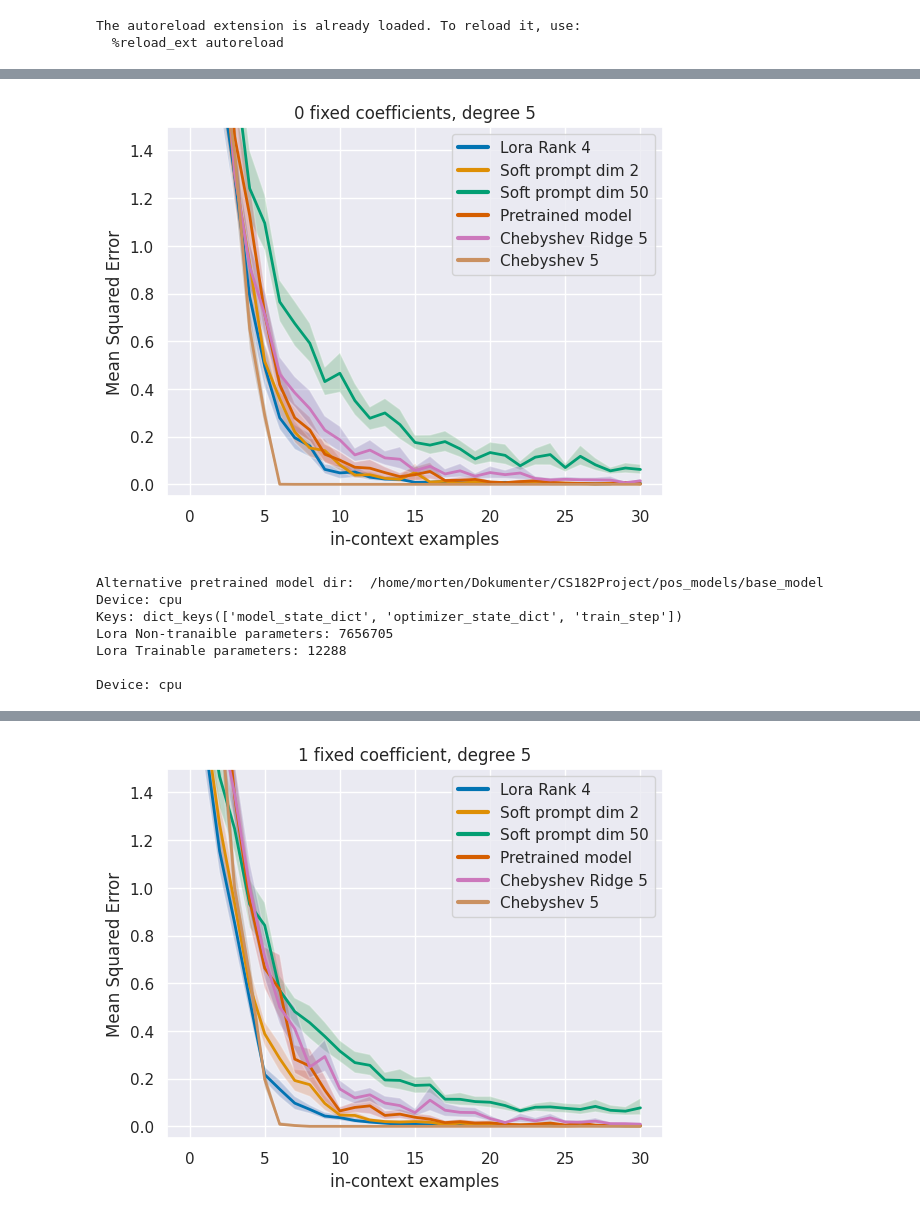
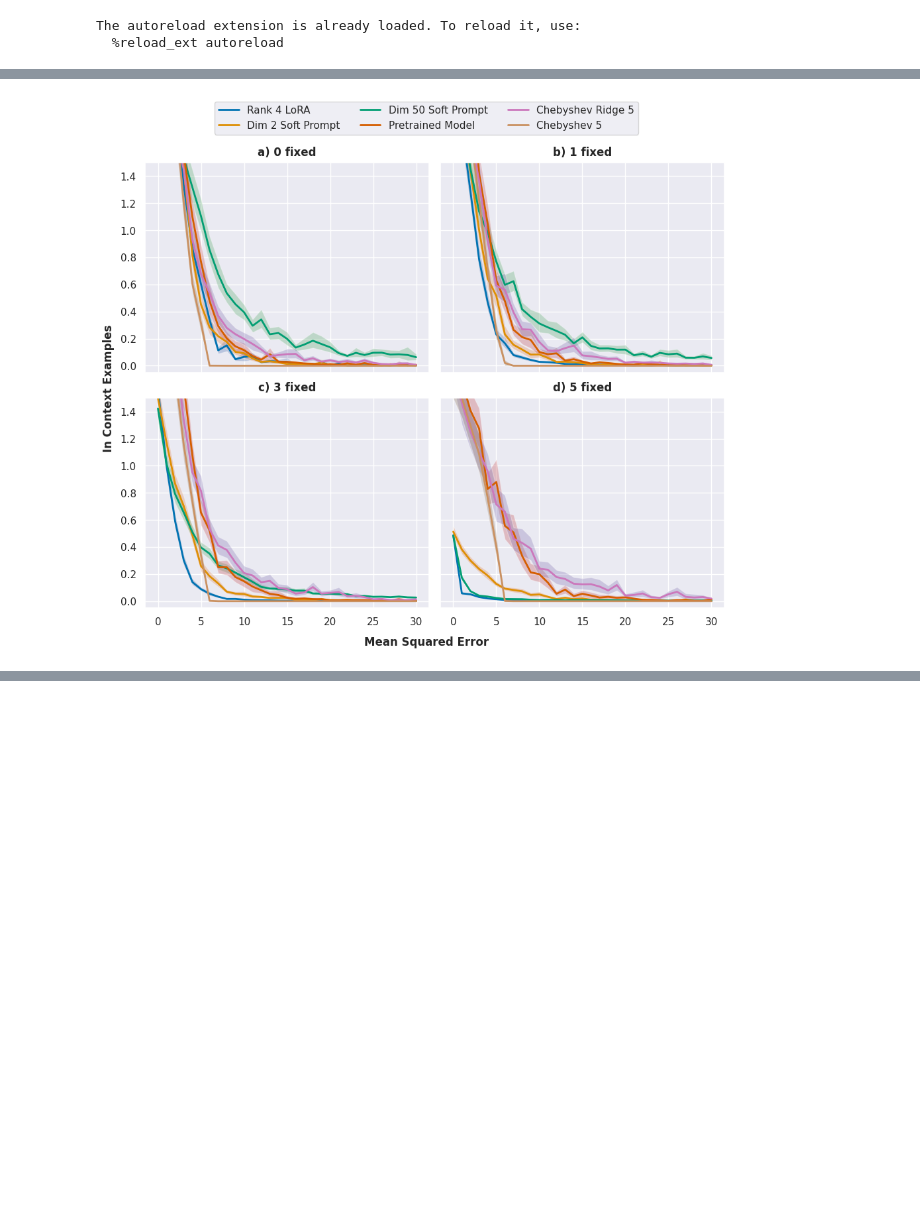
Before and after one commit to wilcoxsonm21/CS182Project, a Jupyter notebook: src/eval_lora_soft_prompt.ipynb, the cells around one changed output, grey strips where cells are left out. Drawn from its saved outputs; the diff is of its cells as text; code cells hidden in the pictures; blank space fills up the shorter version.

Commit message:
revised code for plots

```diff
--- a/src/eval_lora_soft_prompt.ipynb
+++ b/src/eval_lora_soft_prompt.ipynb
@@ -24,7 +24,7 @@ device = "cpu" # Set to "cuda" if needed
 The autoreload extension is already loaded. To reload it, use:
   %reload_ext autoreload
 # %%
-def plot_collection(load_info_collection: List[LoadInfo], title: str, device: str = "cuda", yhigh_lim: float = float('inf'), baselines: List[str] = None, saveas: Path = None):
+def plot_collection(ax, load_info_collection: List[LoadInfo], title: str, device: str = "cuda", yhigh_lim: float = float('inf'), baselines: List[str] = None, saveas: Path = None):
     metrics = {}
     for path, step, alt_path, alternative_pretrained_dir, alternative_name, name_addon in load_info_collection:
         conf = get_config(path / "config.yaml")
@@ -48,39 +48,35 @@ def plot_collection(load_info_collection: List[LoadInfo], title: str, device: st
         print(baseline_mets.keys())
         metrics.update({baselines_names[key]: baseline_mets[key] for key in baselines if key in baseline_mets})
 
-    _, ax = basic_plot2(metrics, yhigh_lim=yhigh_lim)
-    ax.set_title(title)
+    ax = basic_plot2(ax, metrics, yhigh_lim=yhigh_lim)
     #plt.tight_layout()
-    if saveas is not None:
-        plt.savefig(saveas+".pdf", format="pdf")
     #plt.tight_layout()
-    plt.show()
 # %%
 # Compare noisy examples with degree 5 and different sets of fixed coefficients
 noisy_dir = Path("../noisy_stuff")
 pos_dir = Path("../pos_models")
 
-def plot_example(i: int, title: str):
+def plot_example(ax, i: int, title: str):
 
     # Get relevant lora run
     lora_run = LoadInfo(path=pos_dir / "lora_rk_4_pos_enc_copy" / f"lora{i}", step=-1,
-                        alternative_name="Lora Rank 4",
-                        alternative_pretrained_path="/home/morten/Dokumenter/CS182Project/pos_models/base_model")
+                        alternative_name="Rank 4 LoRA",
+                        alternative_pretrained_path="/home/mwilcoxson/Code/CS182Project/pos_models/base_model")
     lora_run_conf = get_config(lora_run.path / "config.yaml")
 
     # Get relevant 2 soft-prompt run
     soft2_run_path = filter_runs(pos_dir / "soft_prompting_dim_2_longer_training_copy", {"training": {"task_kwargs": lora_run_conf.training.task_kwargs}})
     assert len(soft2_run_path) == 1
     soft2_run = LoadInfo(path=soft2_run_path[0], step=-1,
-                         alternative_name="Soft prompt dim 2",
-                         alternative_pretrained_path="/home/morten/Dokumenter/CS182Project/models/kernel_linear_regression/small-1-11-5M-steps")
+                         alternative_name="Dim 2 Soft Prompt",
+                         alternative_pretrained_path="/home/mwilcoxson/Code/CS182Project/models/kernel_linear_regression/small-1-11-5M-steps")
 
     # Get relevant 50 soft-prompt run
     soft50_run_path = filter_runs(pos_dir / "soft_prompting_dim_50_copy", {"training": {"task_kwargs": lora_run_conf.training.task_kwargs}})
     assert len(soft50_run_path) == 1
     soft50_run = LoadInfo(path=soft50_run_path[0], step=-1,
-                          alternative_name="Soft prompt dim 50",
-                          alternative_pretrained_path="/home/morten/Dokumenter/CS182Project/pos_models/base_model")
+                          alternative_name="Dim 50 Soft Prompt",
+                          alternative_pretrained_path="/home/mwilcoxson/Code/CS182Project/pos_models/base_model")
 
 
     load_info_collection = [lora_run,
@@ -88,14 +84,43 @@ def plot_example(i: int, title: str):
                             soft50_run,
                             LoadInfo(path=pos_dir / "base_model", step=-1,
                                     alternative_train_conf_path=lora_run.path / "config.yaml",
-                                    alternative_name="Pretrained model")
+                                    alternative_name="Pretrained Model")
                             ]
 
-    plot_collection(load_info_collection, title=title, device=device, baselines=['ridge_chebyshev_5', "chebyshev_5"], saveas="figs/soft_lora_"+title.replace(" ", "_"), yhigh_lim=1.5) # "chebyshev_5",
+    plot_collection(ax, load_info_collection, title=title, device=device, baselines=['ridge_chebyshev_5', "chebyshev_5"], saveas="./figs/soft_lora_"+title.replace(" ", "_"), yhigh_lim=1.5) # "chebyshev_5",
     #plot_collection(load_info_collection, device=device, yhigh_lim=0.2, baselines=["chebyshev_5"])
 
-plot_example(6, title="0 fixed coefficients, degree 5")
-plot_example(7, title="1 fixed coefficient, degree 5")
-plot_example(9, title="3 fixed coefficients, degree 5")
-plot_example(11, title="5 fixed coefficients, degree 5")
+fig, axs = plt.subplots(2, 2, figsize=(10, 8), sharex=True, sharey=True)
+plot_example(axs[0, 0], 6, title="0 fixed coefficients, degree 5")
+plot_example(axs[0, 1], 7, title="1 fixed coefficient, degree 5")
+plot_example(axs[1, 0], 9, title="3 fixed coefficients, degree 5")
+plot_example(axs[1, 1], 11, title="5 fixed coefficients, degree 5")
+
+# Create a list of unique labels
+handles, labels = [], []
+for ax in axs.flat:
+    for handle, label in zip(*ax.get_legend_handles_labels()):
+        if label not in labels:
+            handles.append(handle)
+            labels.append(label)
+
+# Add the legend to the figure
+fig.legend(handles, labels, loc='upper center', bbox_to_anchor=(0.5, 1.05), ncol=3)
+
+
+descriptions = ["a) 0 fixed", "b) 1 fixed", "c) 3 fixed", "d) 5 fixed"]
+
+axs[0, 0].annotate(descriptions[0], xy=(0.5, 1.05), xycoords='axes fraction', ha='center', va='center', fontweight='bold')
+axs[0, 1].annotate(descriptions[1], xy=(0.5, 1.05), xycoords='axes fraction', ha='center', va='center', fontweight='bold')
+axs[1, 0].annotate(descriptions[2], xy=(0.5, 1.05), xycoords='axes fraction', ha='center', va='center', fontweight='bold')
+axs[1, 1].annotate(descriptions[3], xy=(0.5, 1.05), xycoords='axes fraction', ha='center', va='center', fontweight='bold')
+plt.tight_layout()
+plt.subplots_adjust(left=0.075, right=0.95, top=0.925, bottom=0.085)  # Adjust padding
+
+# Add shared x and y axis labels
+fig.text(0.5, 0.02, 'Mean Squared Error', ha='center', va='center', fontweight='bold')
+fig.text(0.02, 0.5, 'In Context Examples', ha='center', va='center', rotation='vertical', fontweight='bold')
+
+plt.savefig("./figs/soft_lora_all.png",bbox_inches='tight')
+plt.show()
 # %% [output]
@@ -126,8 +144 @@ dict_keys(['chebyshev_5', 'ridge_chebyshev_5'])
-[figure, old version]
+[figure, new version]
-Alternative pretrained model dir:  /home/morten/Dokumenter/CS182Project/pos_models/base_model
-Device: cpu
-Keys: dict_keys(['model_state_dict', 'optimizer_state_dict', 'train_step'])
-Lora Non-tranaible parameters: 7656705
-Lora Trainable parameters: 12288
-
-Device: cpu
@@ -151 +144,0 @@ dict_keys(['chebyshev_5', 'ridge_chebyshev_5'])
-[figure, removed]
```
Also changed, not shown: parts of 1 cell of this notebook, 2 other files.
